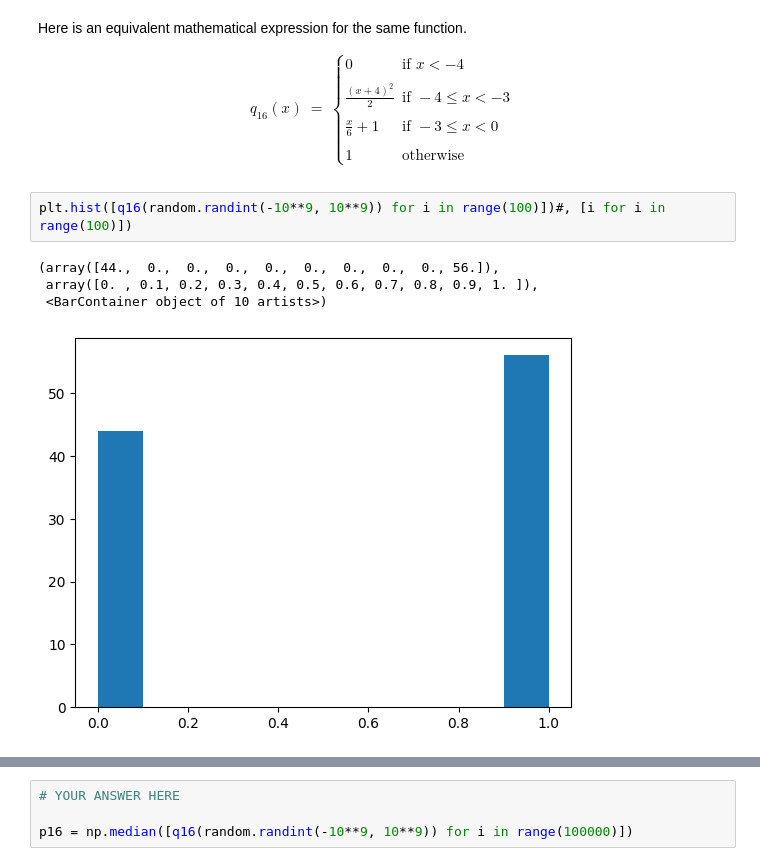
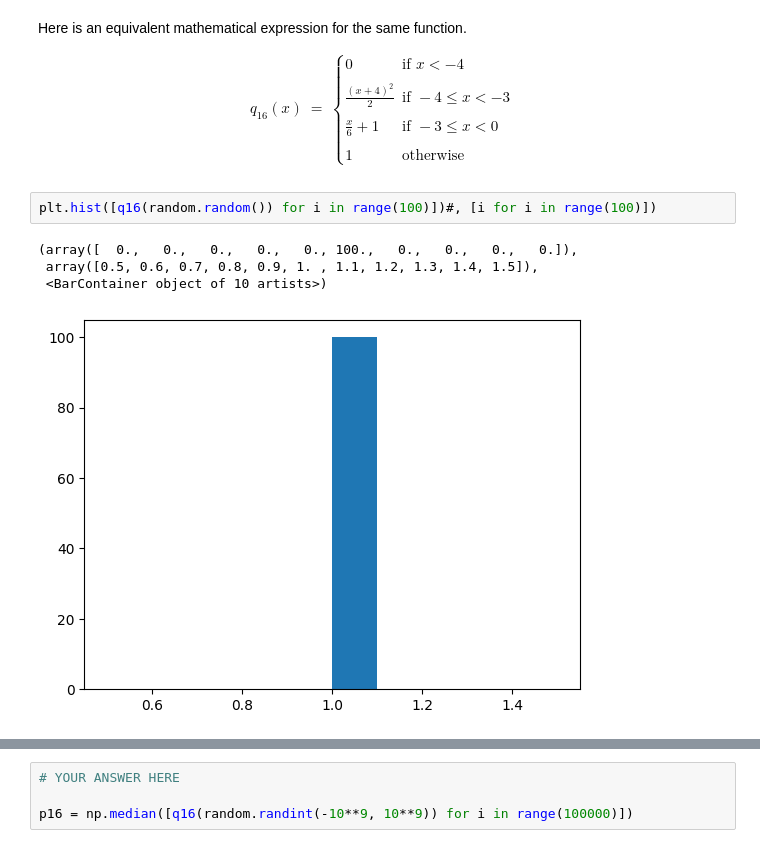
Before and after one commit to kmstepka/dx601-homework-05, a Jupyter notebook: homework.ipynb, the cells around one changed output, grey strips where cells are left out. Cells and saved outputs as stored; diff of their text form.

```diff
--- a/homework.ipynb
+++ b/homework.ipynb
@@ -500,12 +499,12 @@ q_{16}(x) & = & \begin{cases}
 \end{cases}
 \end{array}
 # %%
-plt.hist([q16(random.randint(-10**9, 10**9)) for i in range(100)])#, [i for i in range(100)])
+plt.hist([q16(random.random()) for i in range(100)])#, [i for i in range(100)])
 # %% [output]
-(array([44.,  0.,  0.,  0.,  0.,  0.,  0.,  0.,  0., 56.]),
- array([0. , 0.1, 0.2, 0.3, 0.4, 0.5, 0.6, 0.7, 0.8, 0.9, 1. ]),
+(array([  0.,   0.,   0.,   0.,   0., 100.,   0.,   0.,   0.,   0.]),
+ array([0.5, 0.6, 0.7, 0.8, 0.9, 1. , 1.1, 1.2, 1.3, 1.4, 1.5]),
  <BarContainer object of 10 artists>)
-[figure, old version]
+[figure, new version]
 # %%
 np.median([q16(random.randint(-10**9, 10**9)) for i in range(10000)])
 # %% [output]
```
Also changed, not shown: parts of 5 cells of this notebook.
